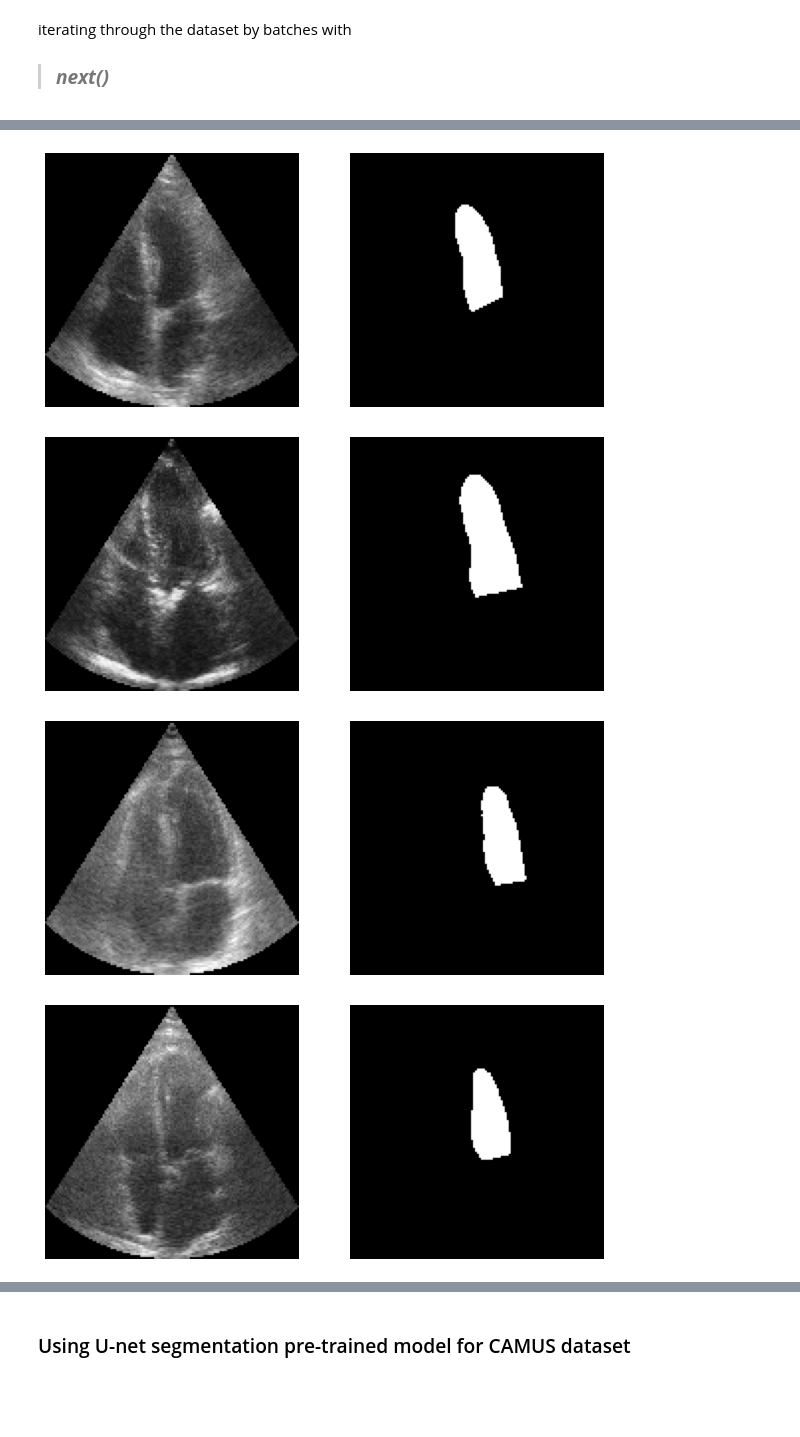
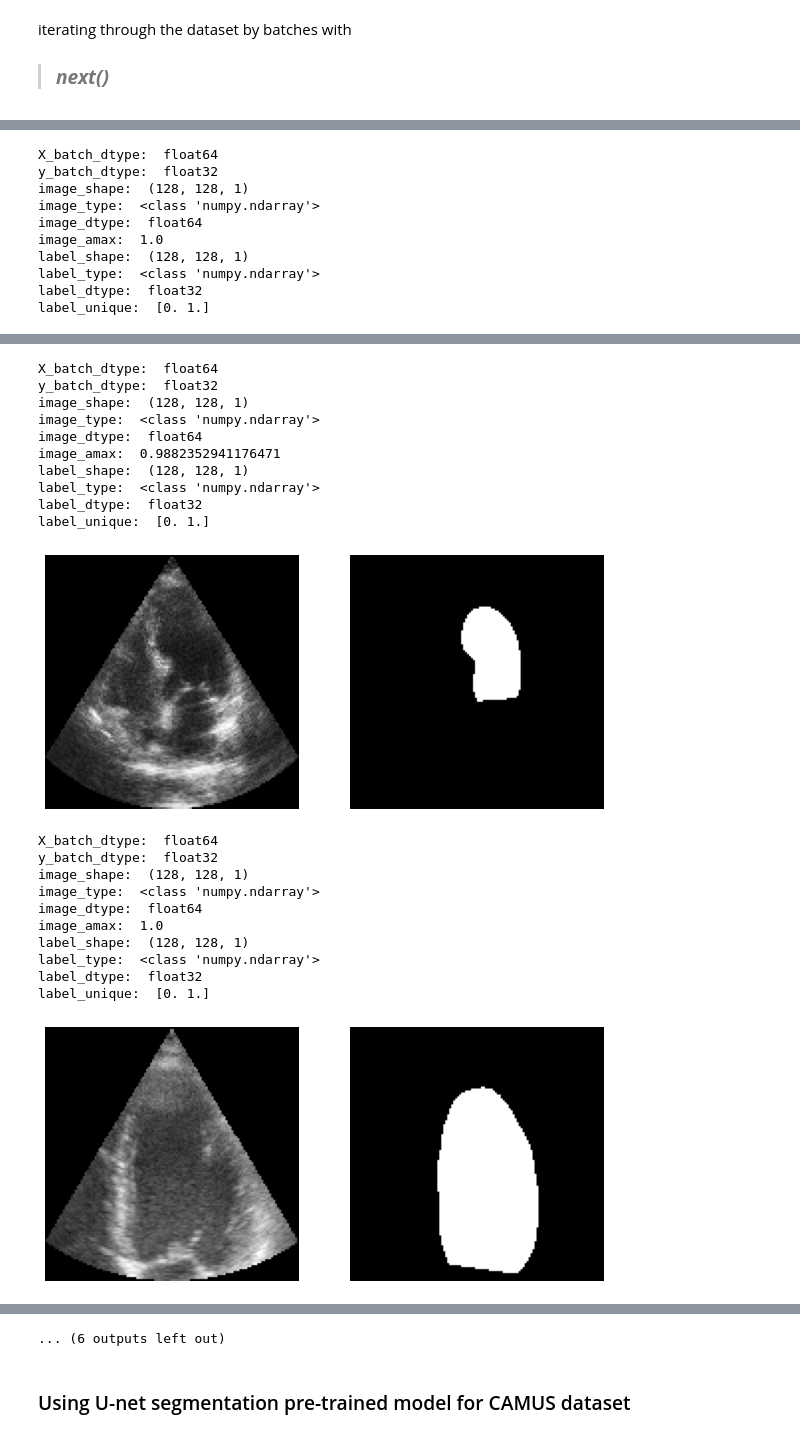
Before and after one commit to iamsoroush/echotrain, a Jupyter notebook: notebooks/datasethandler_test.ipynb, the cells around one changed output, grey strips where cells are left out. Saved outputs shown, nothing was run; the diff lists cells and outputs as text; code cells hidden in the pictures; blank space fills up the shorter version.

```diff
--- a/notebooks/datasethandler_test.ipynb
+++ b/notebooks/datasethandler_test.ipynb
@@ -49,3 +46,8 @@ val_gen = pre_processor.add_preprocess(val_gen)
+# %%
+pre_processor = PreProcessor(config)
+
+train_gen = pre_processor.add_preprocess(train_gen)
+val_gen = pre_processor.add_preprocess(val_gen)
 # %% [markdown]
 ### Plotting the first image of train set batches and their labels map
 # %% [markdown]
@@ -54,11 +60,21 @@ iterating through the dataset by batches with
 # %%
 for i in range(n_iter_train):
     item = next(train_gen)
+    print("X_batch_dtype: ", item[0].dtype)
+    print("y_batch_dtype: ", item[1].dtype)
     fig, ax = plt.subplots(1, 2)
     fig.set_size_inches(10, 5)
-    ax[0].imshow(item[0][0], cmap='gray')
+    print("image_shape: ", item[0][1].shape)
+    print("image_type: ", type(item[0][1]))
+    print("image_dtype: ", item[0][1].dtype)
+    print("image_amax: ", np.amax(item[0][1]))
+    ax[0].imshow(item[0][1], cmap='gray')
     ax[0].axis('off')
-    ax[1].imshow(item[1][0], cmap='gray')
+    print("label_shape: ", item[1][1].shape)
+    print("label_type: ", type(item[1][1]))
+    print("label_dtype: ", item[1][1].dtype)
+    print("label_unique: ", np.unique(item[1][1]))
+    ax[1].imshow(item[1][1], cmap='gray')
     ax[1].axis('off')
     plt.show()
 # %% [output]
@@ -67,0 +114,10 @@ for i in range(n_iter_train):
+X_batch_dtype:  float64
+y_batch_dtype:  float32
+image_shape:  (128, 128, 1)
+image_type:  <class 'numpy.ndarray'>
+image_dtype:  float64
+image_amax:  1.0
+label_shape:  (128, 128, 1)
+label_type:  <class 'numpy.ndarray'>
+label_dtype:  float32
+label_unique:  [0. 1.]
@@ -69,4 +125,22 @@ for i in range(n_iter_train):
+X_batch_dtype:  float64
+y_batch_dtype:  float32
+image_shape:  (128, 128, 1)
+image_type:  <class 'numpy.ndarray'>
+image_dtype:  float64
+image_amax:  0.9882352941176471
+label_shape:  (128, 128, 1)
+label_type:  <class 'numpy.ndarray'>
+label_dtype:  float32
+label_unique:  [0. 1.]
-[figure, old version]
+[figure, new version]
+X_batch_dtype:  float64
+y_batch_dtype:  float32
+image_shape:  (128, 128, 1)
+image_type:  <class 'numpy.ndarray'>
+image_dtype:  float64
+image_amax:  1.0
+label_shape:  (128, 128, 1)
+label_type:  <class 'numpy.ndarray'>
+label_dtype:  float32
+label_unique:  [0. 1.]
-[figure, old version]
+[figure, new version]
-[figure, removed]
-[figure, removed]
@@ -74,3 +147,4 @@ for i in range(n_iter_train):
+... (6 outputs left out)
 # %% [markdown]
 ### Using U-net segmentation pre-trained model for CAMUS dataset
 # %%
```
Also changed, not shown: parts of 16 cells of this notebook, 5 other files.
